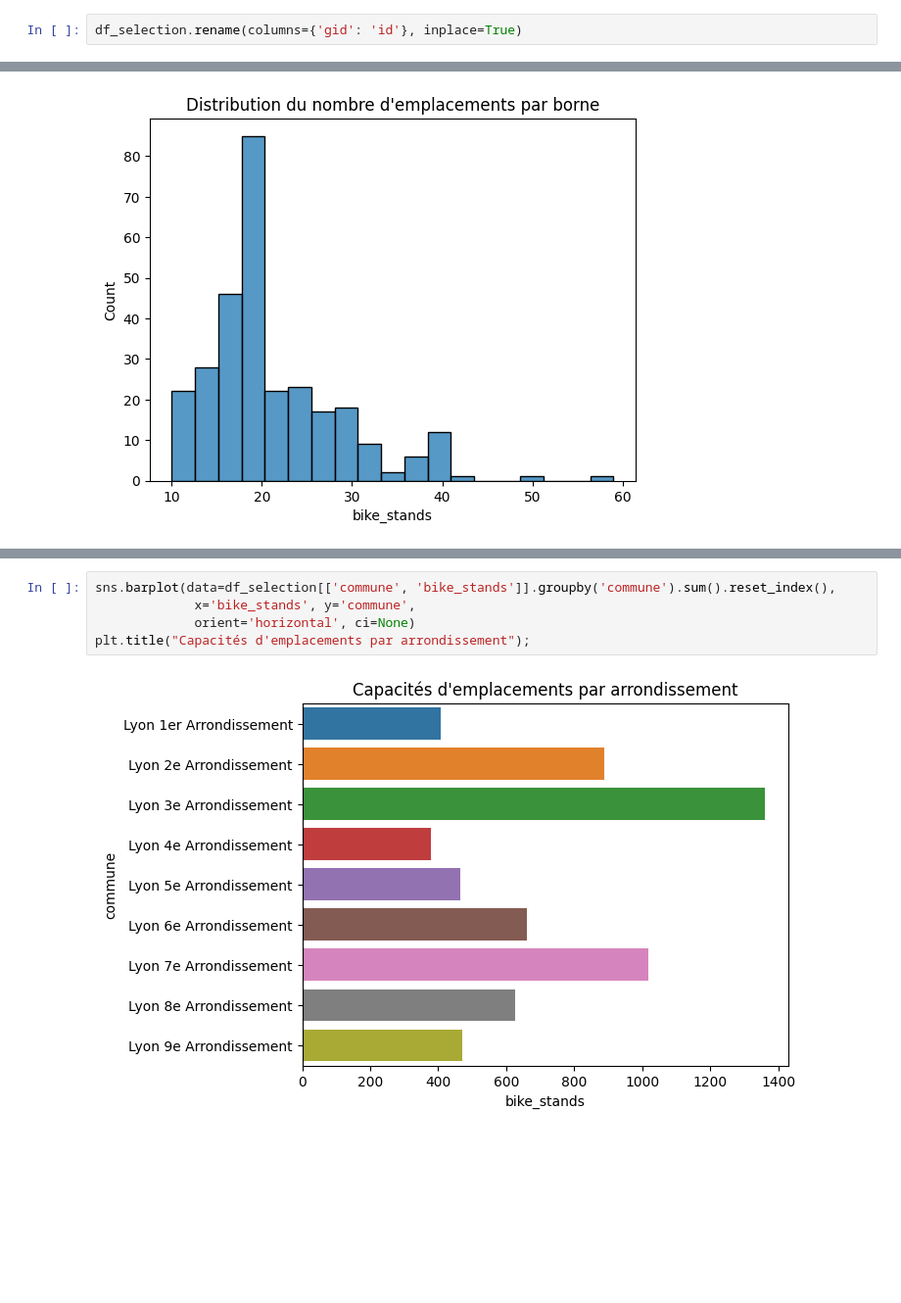
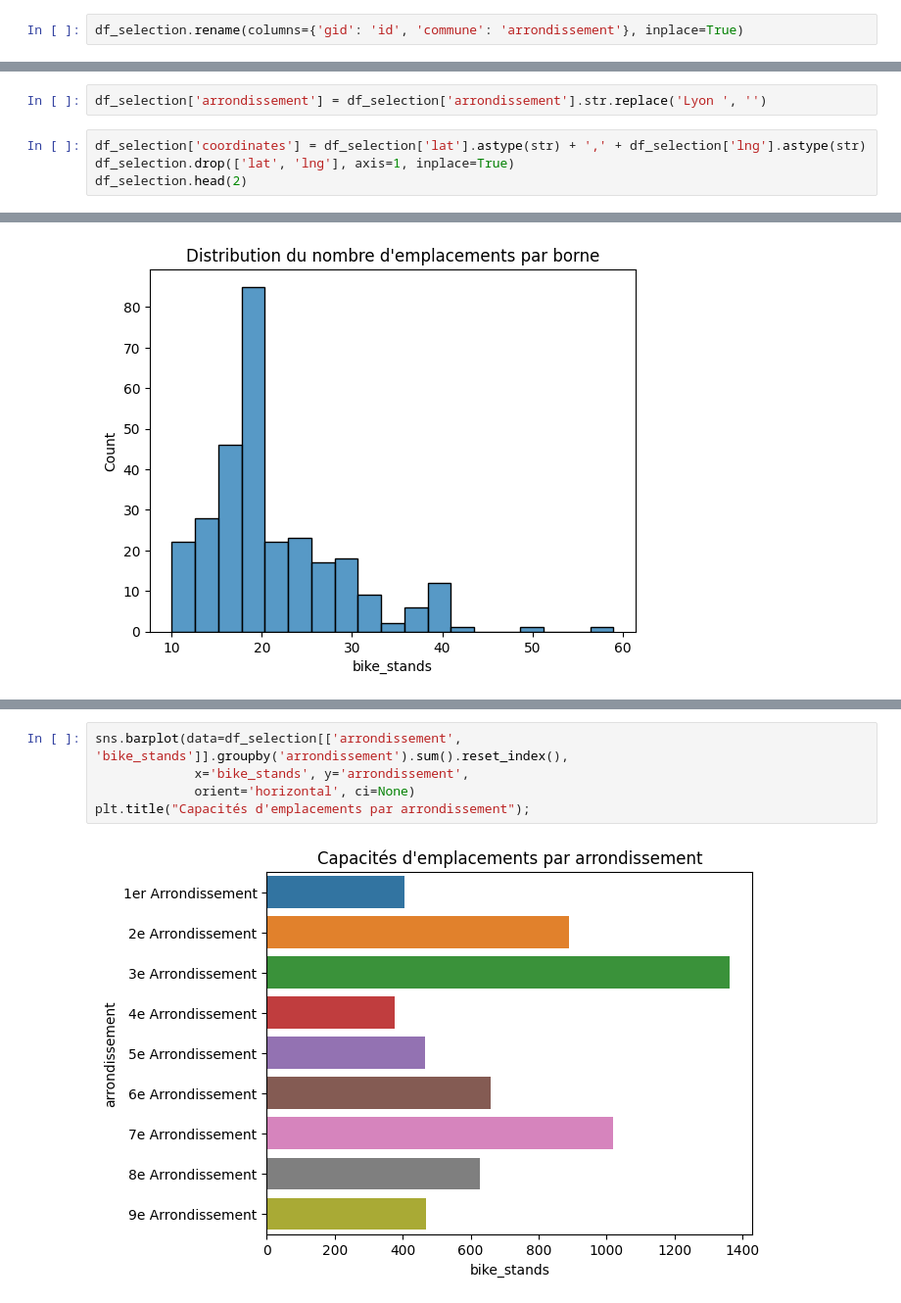
Before and after one commit to CamilleVacant/pedaler, a Jupyter notebook: bornes_vlov_lyon.ipynb, the cells around one changed output, grey strips where cells are left out. Shown: that part at 98% size. Saved outputs shown, nothing was run; the diff lists cells and outputs as text; blank space fills up the shorter version.

```diff
--- a/bornes_vlov_lyon.ipynb
+++ b/bornes_vlov_lyon.ipynb
@@ -133,7 +133,7 @@ Data columns (total 5 columns):
 dtypes: float64(2), int64(2), object(1)
 memory usage: 13.7+ KB
 # %%
-df_selection.rename(columns={'gid': 'id'}, inplace=True)
+df_selection.rename(columns={'gid': 'id', 'commune': 'arrondissement'}, inplace=True)
 # %%
 df_selection.columns
 # %% [output]
@@ -140,0 +141,6 @@ Index(['id', 'commune', 'bike_stands', 'lat', 'lng'], dtype='object')
+# %%
+df_selection['arrondissement'] = df_selection['arrondissement'].str.replace('Lyon ', '')
+# %%
+df_selection['coordinates'] = df_selection['lat'].astype(str) + ',' + df_selection['lng'].astype(str)
+df_selection.drop(['lat', 'lng'], axis=1, inplace=True)
+df_selection.head(2)
@@ -159,8 +169,8 @@ plt.title("Moyenne d'emplacements par borne, par arrondissement");
 # %%
-sns.barplot(data=df_selection[['commune', 'bike_stands']].groupby('commune').sum().reset_index(),
-             x='bike_stands', y='commune',
+sns.barplot(data=df_selection[['arrondissement', 'bike_stands']].groupby('arrondissement').sum().reset_index(),
+             x='bike_stands', y='arrondissement',
              orient='horizontal', ci=None)
 plt.title("Capacités d'emplacements par arrondissement");
 # %% [output]
-[figure, old version]
+[figure, new version]
 # %%
```
Also changed, not shown: parts of 5 cells of this notebook, 1 other file.
